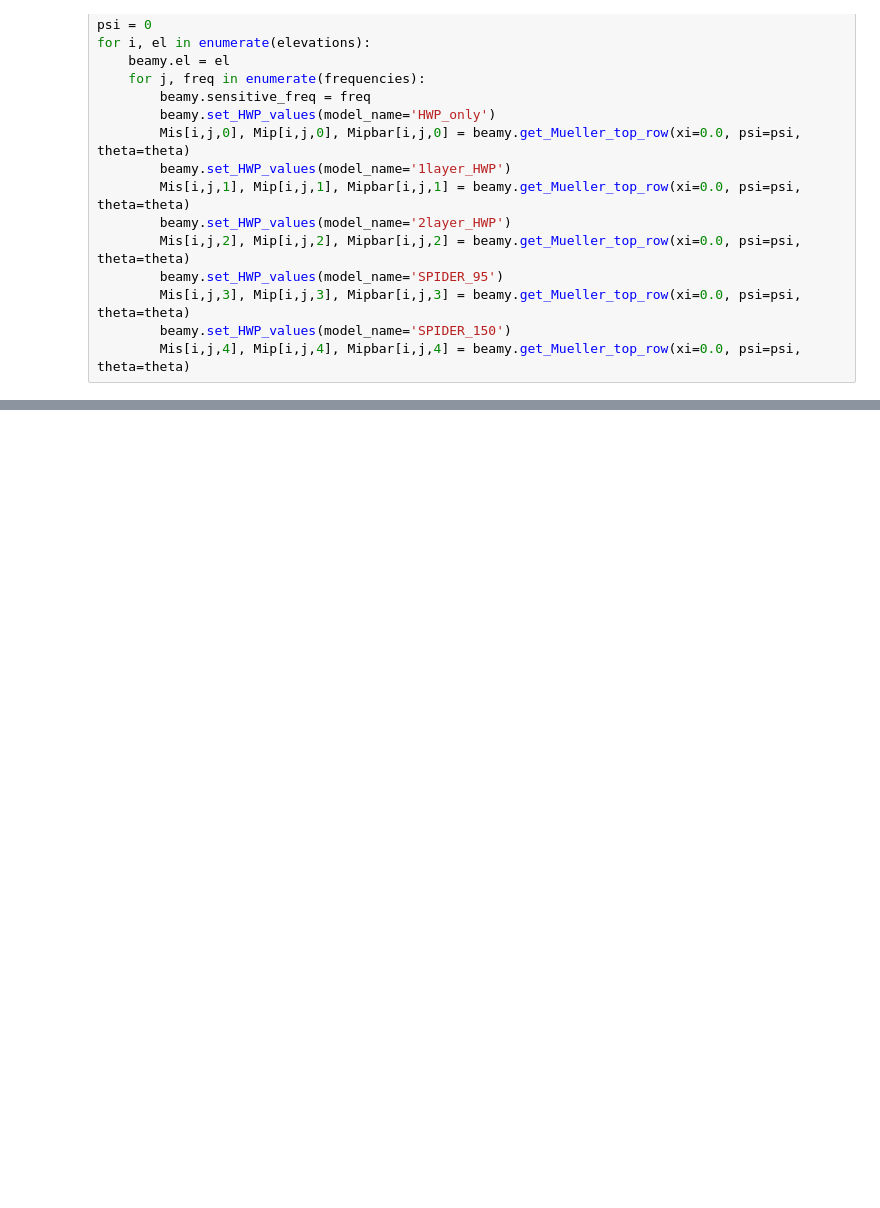
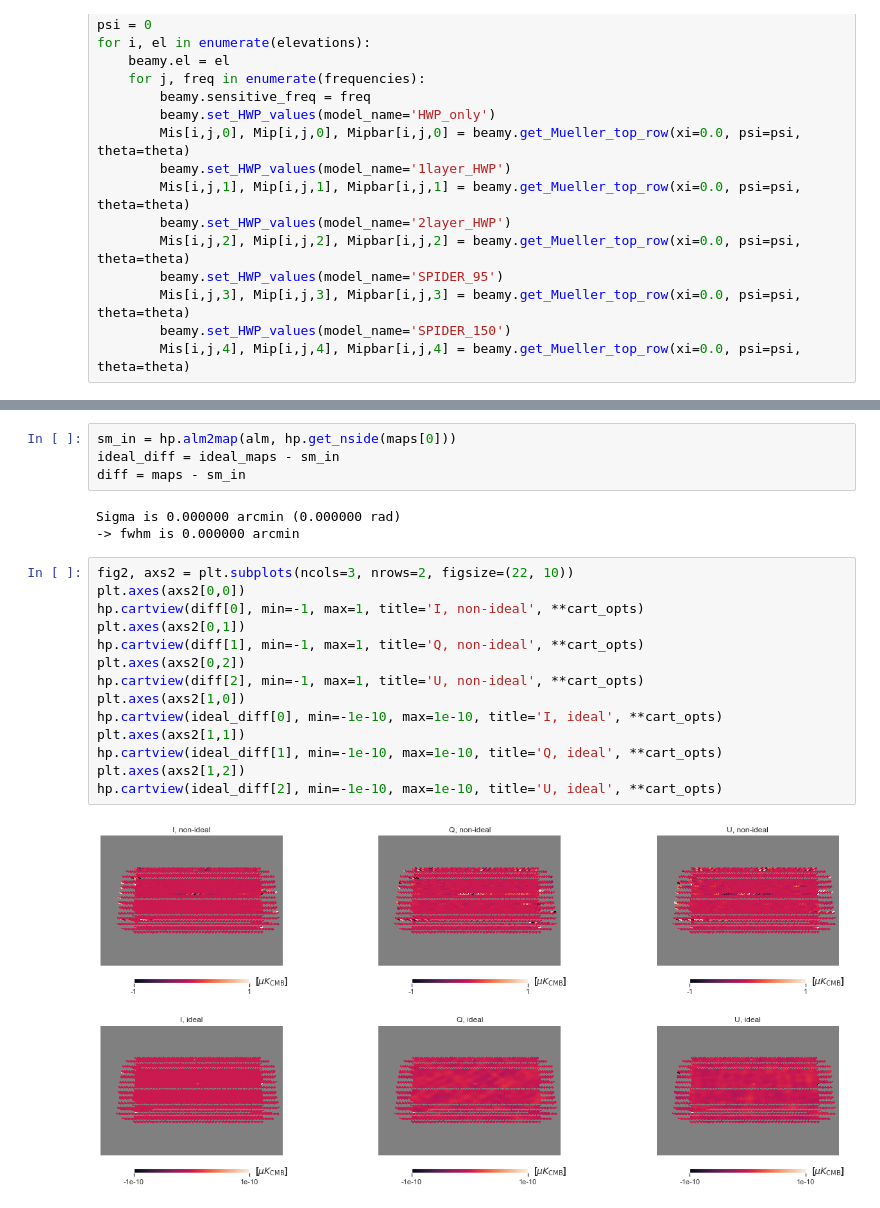
Before and after one commit to AdriJD/beamconv, a Jupyter notebook: notebooks/HWP_Class_tests.ipynb, the cells around one changed output, grey strips where cells are left out. Saved outputs shown, nothing was run; the diff lists cells and outputs as text; blank space fills up the shorter version.

```diff
--- a/notebooks/HWP_Class_tests.ipynb
+++ b/notebooks/HWP_Class_tests.ipynb
@@ -242,0 +504,23 @@ plt.colorbar(ul, ax=axes[2,0])
+# %%
+sm_in = hp.alm2map(alm, hp.get_nside(maps[0]))
+ideal_diff = ideal_maps - sm_in
+diff = maps - sm_in
+# %% [output]
+Sigma is 0.000000 arcmin (0.000000 rad)
+-> fwhm is 0.000000 arcmin
+# %%
+fig2, axs2 = plt.subplots(ncols=3, nrows=2, figsize=(22, 10))
+plt.axes(axs2[0,0])
+hp.cartview(diff[0], min=-1, max=1, title='I, non-ideal', **cart_opts)
+plt.axes(axs2[0,1])
+hp.cartview(diff[1], min=-1, max=1, title='Q, non-ideal', **cart_opts)
+plt.axes(axs2[0,2])
+hp.cartview(diff[2], min=-1, max=1, title='U, non-ideal', **cart_opts)
+plt.axes(axs2[1,0])
+hp.cartview(ideal_diff[0], min=-1e-10, max=1e-10, title='I, ideal', **cart_opts)
+plt.axes(axs2[1,1])
+hp.cartview(ideal_diff[1], min=-1e-10, max=1e-10, title='Q, ideal', **cart_opts)
+plt.axes(axs2[1,2])
+hp.cartview(ideal_diff[2], min=-1e-10, max=1e-10, title='U, ideal', **cart_opts)
+# %% [output]
+[figure, added]
```
Also changed, not shown: parts of 36 cells of this notebook.
